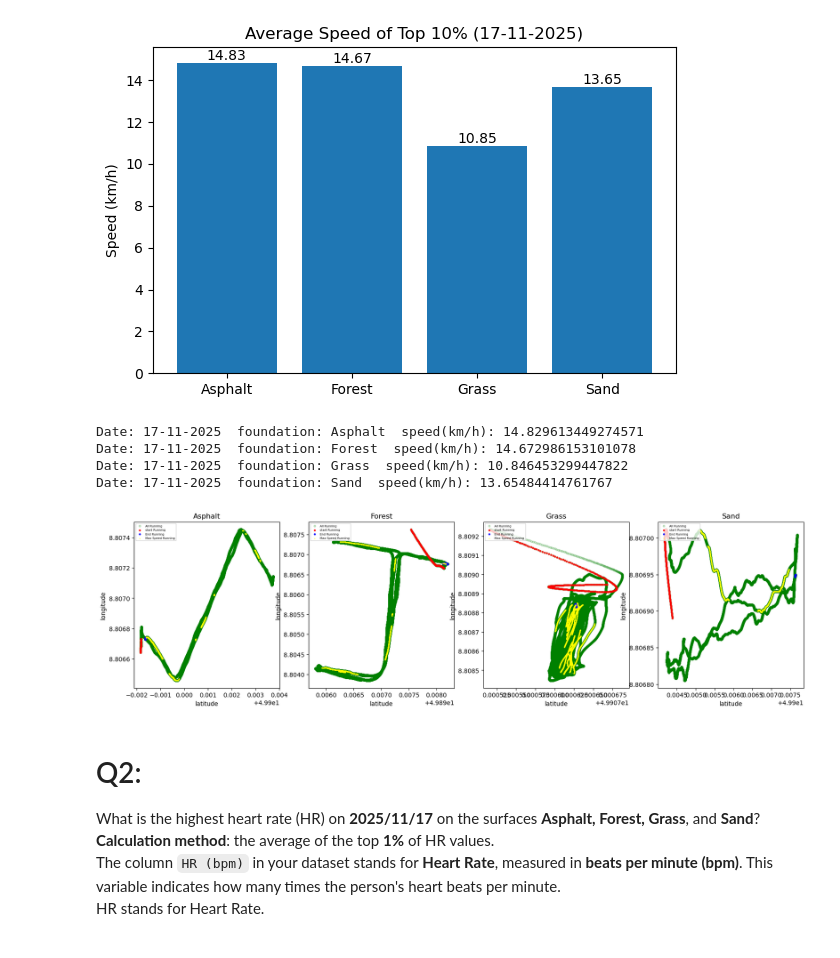
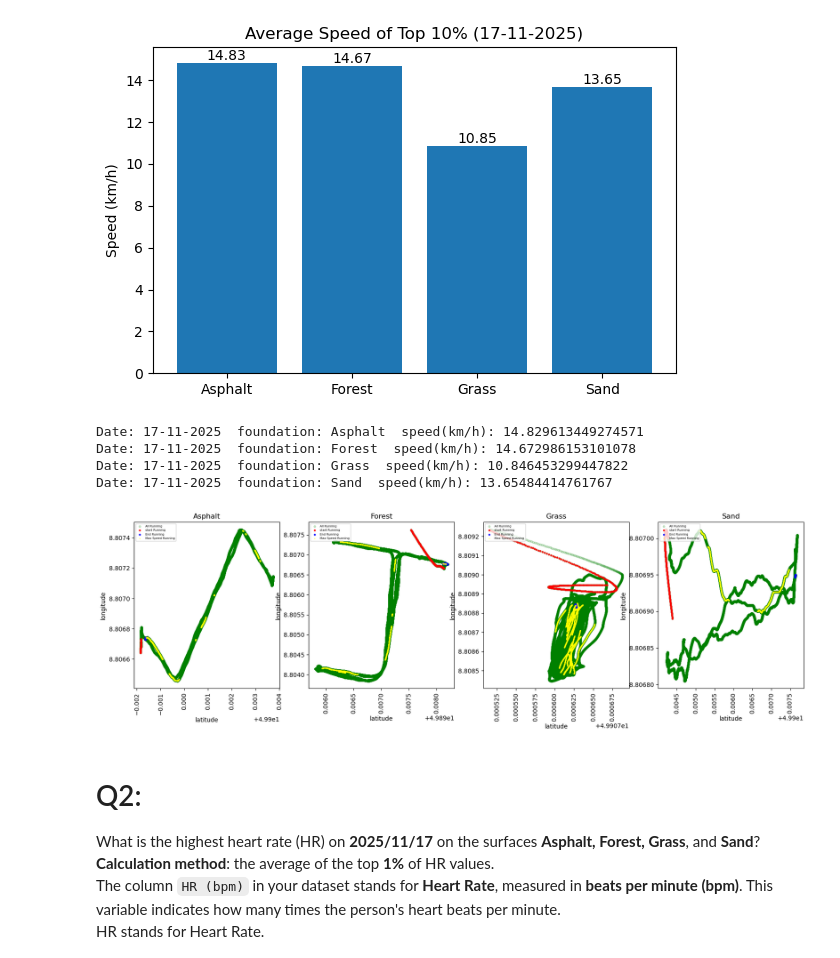
Before and after one commit to Fatemeh-aboulhassani/Movement-Analysis, a Jupyter notebook: notebooks/3. Analysis Foot HeartRate GPX.ipynb, the cells around one changed output. Saved outputs shown, nothing was run; the diff lists cells and outputs as text; code cells hidden in the pictures.

```diff
--- a/notebooks/3. Analysis Foot HeartRate GPX.ipynb
+++ b/notebooks/3. Analysis Foot HeartRate GPX.ipynb
@@ -214,38 +214,39 @@ for i in name_17:
     print(f"Date: {df["value"].iloc[2]}  foundation: {df["foundation"].iloc[0]}  speed(km/h): {mead_speed}")
     loc_plot+=1
     plt.xlabel("latitude")
+    plt.xticks(rotation=90)
     plt.ylabel("longitude")
     plt.title(f"{df["foundation"].iloc[0]}")
     plt.legend(loc='upper left', fontsize=5)
 
 
 # df = globals()[name_17[0]].copy()
 # df_first = df.dropna(subset=["longitude", "latitude"]).head(1000).copy()
 # df_end = df.dropna(subset=["longitude", "latitude"]).tail(1000).copy()
 
 # plt.figure(figsize=(20,10))
 # plt.subplot(2,2,1)
 # plt.scatter(df["latitude"], df["longitude"],
 #             s=10, color="green", alpha=0.2, linestyle='-')
 
 # plt.scatter(df_first["latitude"], df_first["longitude"],
 #             s=5, color="red", alpha=0.9, linestyle='-')
 
 # plt.scatter(df_end["latitude"], df_end["longitude"],
 #             s=5, color="blue", alpha=0.9, linestyle='-')
 
 # top = 0.10
 # sorted_df_speed = df.sort_values(by="Speed (km/h)", ascending=False)
 # top_df = sorted_speeds.head(int(len(sorted_speeds) * top))
 
 # plt.scatter(top_df["latitude"], top_df["longitude"],
 #             s=1, color="yellow", alpha=0.05, linestyle='-')
 # %% [output]
 Date: 17-11-2025  foundation: Asphalt  speed(km/h): 14.829613449274571
 Date: 17-11-2025  foundation: Forest  speed(km/h): 14.672986153101078
 Date: 17-11-2025  foundation: Grass  speed(km/h): 10.846453299447822
 Date: 17-11-2025  foundation: Sand  speed(km/h): 13.65484414761767
-[figure, old version]
+[figure, new version]
 # %% [markdown]
 # Q2:
 What is the highest heart rate (HR) on **2025/11/17** on the surfaces **Asphalt, Forest, Grass**, and **Sand**?
```
Also changed, not shown: parts of 5 cells of this notebook.
